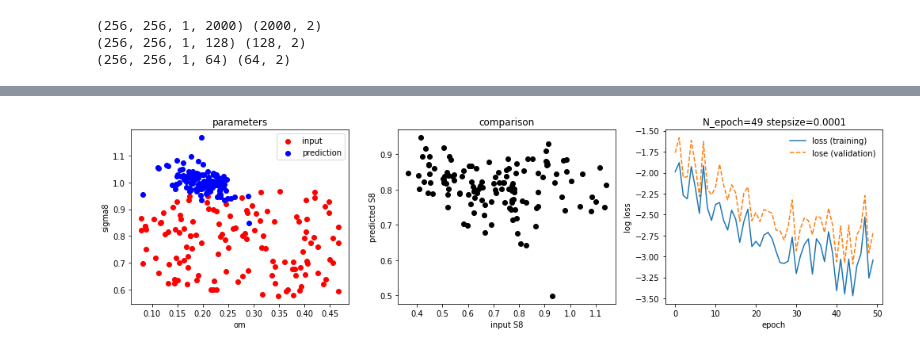
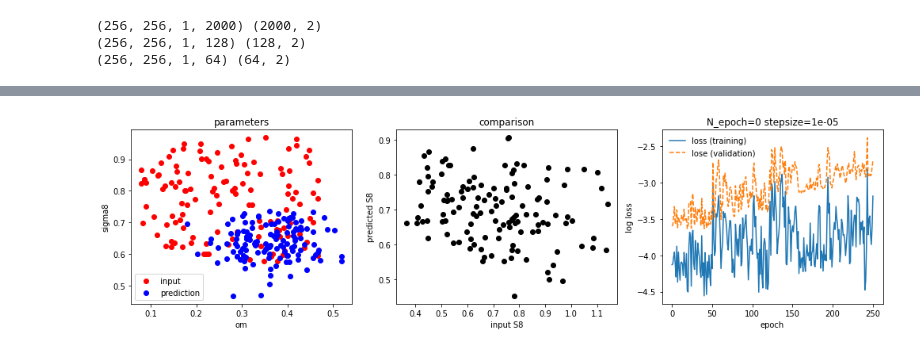
Before and after one commit to liuxx479/Outlier, a Jupyter notebook: notebooks/ResNet_JAX.ipynb, the cells around one changed output, grey strips where cells are left out. Drawn from its saved outputs; the diff is of its cells as text; code cells hidden in the pictures.

```diff
--- a/notebooks/ResNet_JAX.ipynb
+++ b/notebooks/ResNet_JAX.ipynb
@@ -306,36 +281,40 @@ Epoch 2 at 2.69m, train loss: 0.0002, validation loss: 0.0005
 # %%
+fn_model = model_path+'jax_resnet_model_epoch{:0.0f}_stepsize{}.pickle'.format(251, 2e-5)
+fn_losses = model_path+'jax_resnet_losses_epoch{:0.0f}_stepsize{}.npy'.format(251, 2e-5)
+
+losses=load(fn_losses)
 test_NNparams = loadmodel(fn_model)
 epocharr, losses_train, losses_val = np.array(losses).T
 
 params_pred = predict_fun(test_NNparams, valid_maps)
 params_input = params_valid
 true_s8=S8_gen(params_valid)
 pred_s8=S8_gen(params_pred)
 
 figure(figsize=(14,4))
 subplot(1,3,1)
 scatter(params_input.T[0], params_input.T[1],color='r', label='input')
 scatter(params_pred.T[0], params_pred.T[1],color='b', label='prediction')
 title('parameters')
 xlabel('om')
 ylabel('sigma8')
 legend(fontsize=10, frameon=1)
 subplot(1,3,2)
 scatter(true_s8, pred_s8, color='k')
 xlabel('input S8')
 ylabel('predicted S8')
 #ylim(0,1)
 title('comparison')
 subplot(1,3,3)
 plot(epocharr, log10(losses_train),'-',label='loss (training)')
 plot(epocharr, log10(losses_val), '--',label='lose (validation)')
 legend(fontsize=10, frameon=0)
 xlabel('epoch')
 ylabel('log loss')
 title('N_epoch={} stepsize={}'.format(epoch, step_size))
 plt.tight_layout()
 # %% [output]
-[figure, old version]
+[figure, new version]
 # %%
 ############ check  parameter shape
 # j=0
```
Also changed, not shown: parts of 8 cells of this notebook.
